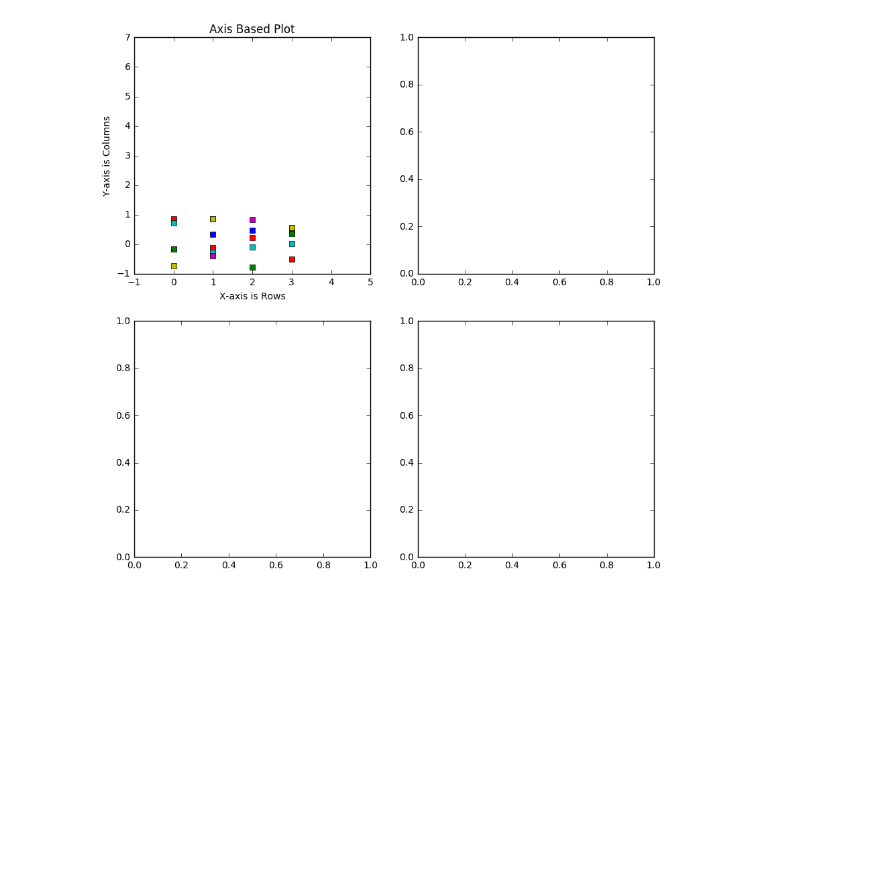
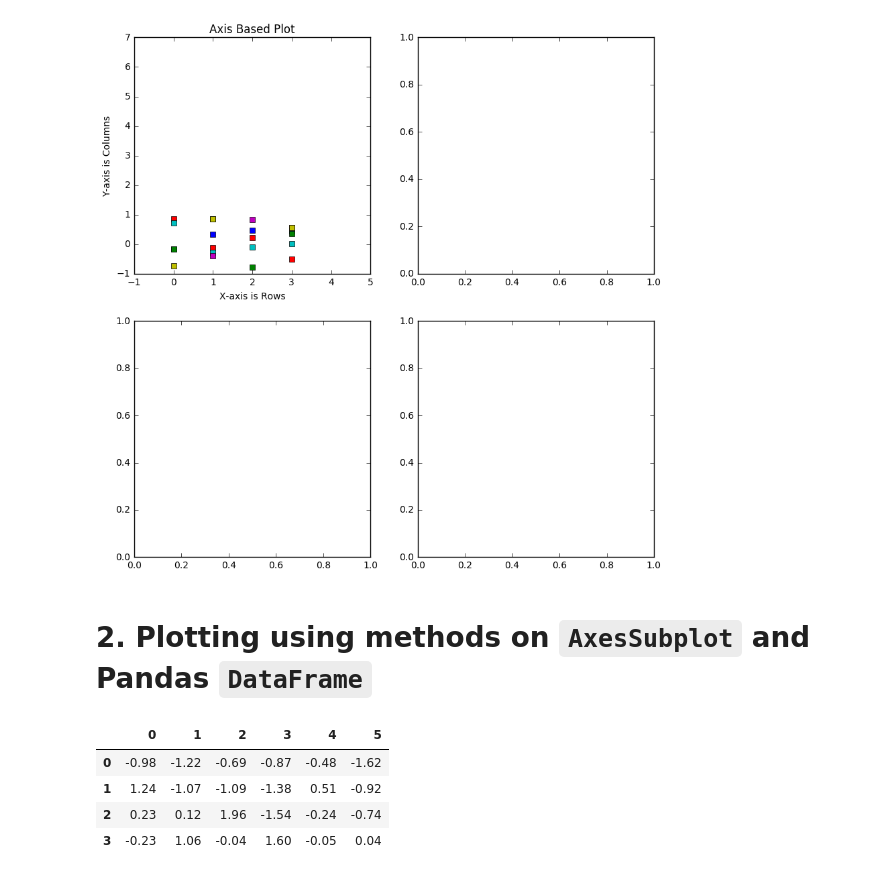
Before and after one commit to cjammi/cheat-sheats, a Jupyter notebook: Matplotlib/cheat-sheet.ipynb, the cells around one changed output. Saved outputs shown, nothing was run; the diff lists cells and outputs as text; code cells hidden in the pictures; blank space fills up the shorter version.

```diff
--- a/Matplotlib/cheat-sheet.ipynb
+++ b/Matplotlib/cheat-sheet.ipynb
@@ -30,3 +35,14 @@ top_left_axis.axis([-1, samples.shape[0]+1, -1, samples.shape[1]+1])
 # %% [output]
 [-1, 5, -1, 7]
 [figure]
+# %% [markdown]
+# 2. Plotting using methods on `AxesSubplot` and Pandas `DataFrame`
+# %%
+samples = pd.DataFrame(np.round(np.random.randn(4,6), 2))
+display(samples)
+# %% [output]
+|  | 0 | 1 | 2 | 3 | 4 | 5 |
+| 0 | -0.98 | -1.22 | -0.69 | -0.87 | -0.48 | -1.62 |
+| 1 | 1.24 | -1.07 | -1.09 | -1.38 | 0.51 | -0.92 |
+| 2 | 0.23 | 0.12 | 1.96 | -1.54 | -0.24 | -0.74 |
+| 3 | -0.23 | 1.06 | -0.04 | 1.60 | -0.05 | 0.04 |
```
Also changed, not shown: parts of 2 cells of this notebook.
